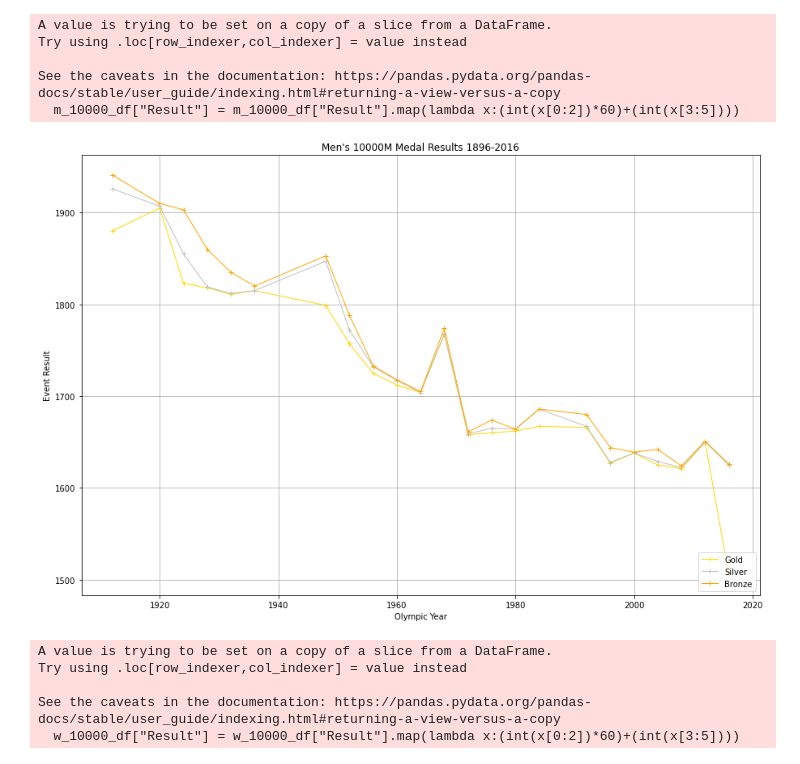
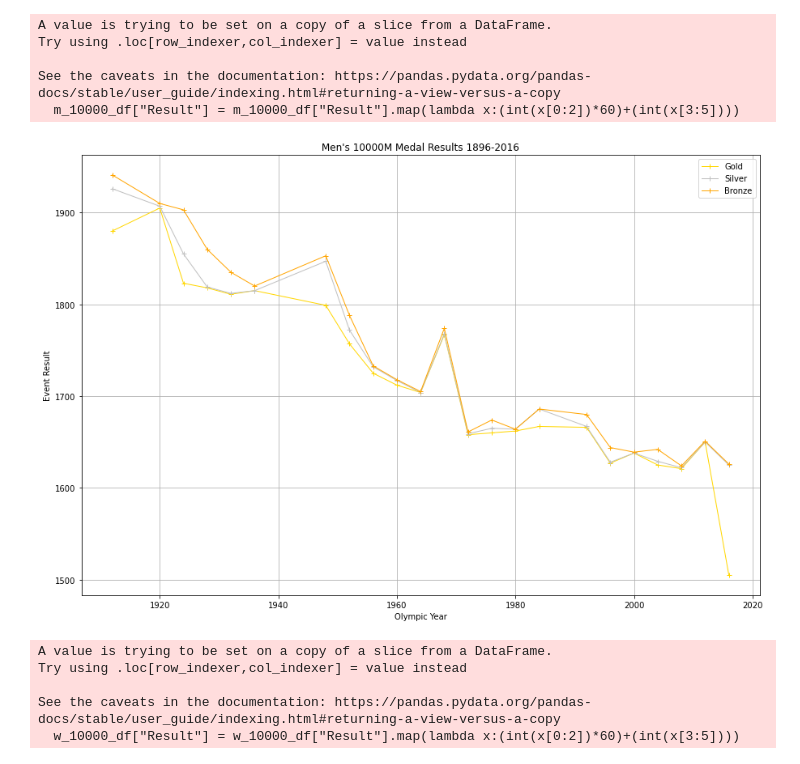
Before and after one commit to dstagner63/Project1, a Jupyter notebook: master_file.ipynb, the cells around one changed output. Cells and saved outputs as stored; diff of their text form; code cells hidden in the pictures.

```diff
--- a/master_file.ipynb
+++ b/master_file.ipynb
@@ -241,18 +241,18 @@ m10000_bronze_df = m_10000_plt_df.loc[m_10000_plt_df["Medal"]=="B",["Year", "Res
 # %%
 #Plot the three medal reults to line graph and save file to output folder
 fig= plt.figure(figsize=(15,10))
 plt.plot(m10000_gold_df["Year"], m10000_gold_df["Result"], linewidth=1, marker="+", color="gold", label="Gold")
 plt.plot(m10000_silver_df["Year"], m10000_silver_df["Result"], linewidth=1, marker="+", color="silver", label="Silver")
 plt.plot(m10000_bronze_df["Year"], m10000_bronze_df["Result"], linewidth=1, marker="+", color="orange", label="Bronze")
 plt.grid()
-plt.legend(loc="lower right")
+plt.legend(loc="upper right")
 plt.title("Men's 10000M Medal Results 1896-2016")
 plt.xlabel("Olympic Year")
 plt.ylabel("Event Result")
 plt.savefig("Output/Men's 10000M Medal Results 1896-2016.png")
 plt.show()
 # %% [output]
-[figure, old version]
+[figure, new version]
 # %%
 # Plot the results for Womens 10000M
 #Change result value into numberic value using lambda and then group by year
```
Also changed, not shown: parts of 5 cells of this notebook, 7 other files.
